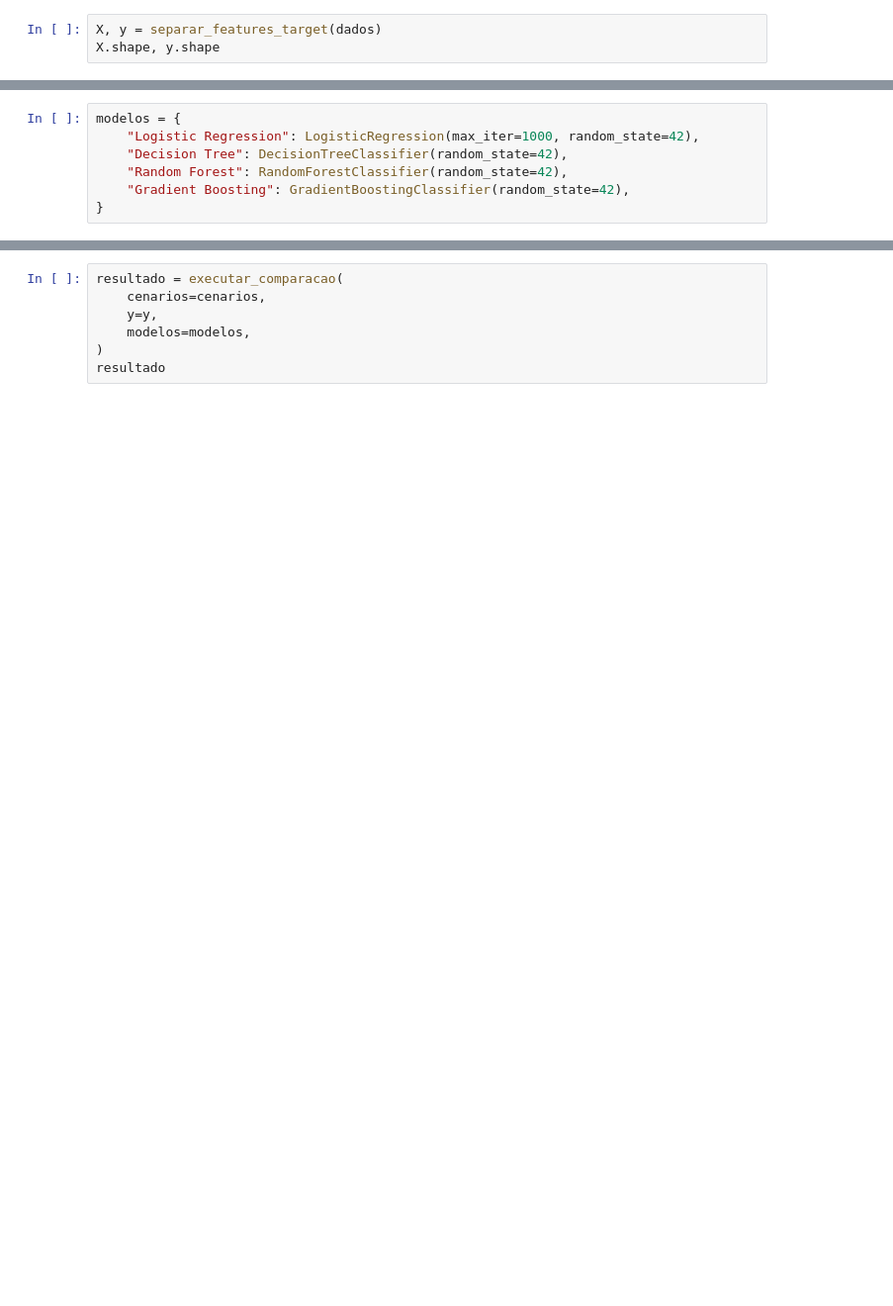
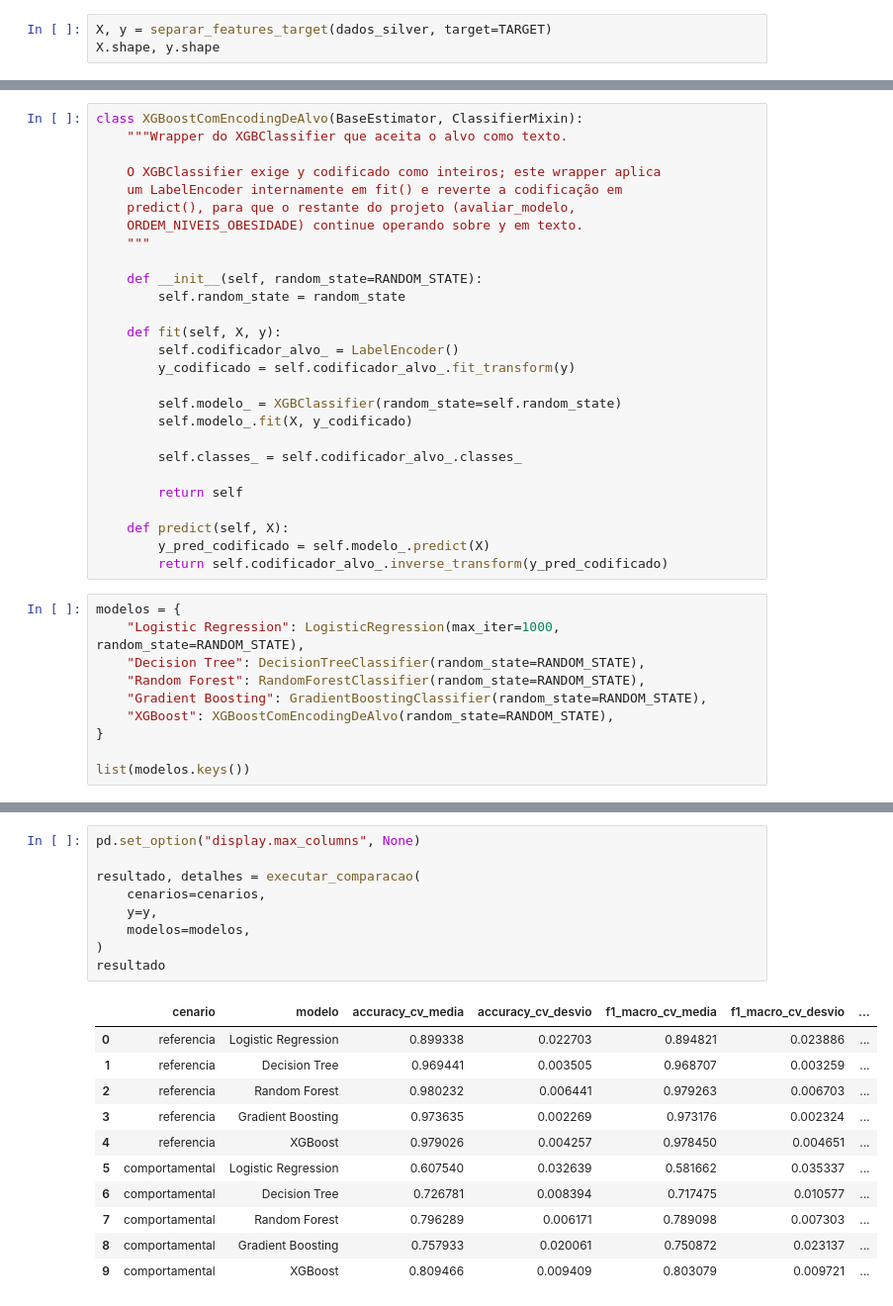
Before and after one commit to maclabr/tech-challenge-obesidade, a Jupyter notebook: notebooks/04_comparacao_modelos.ipynb, the cells around one changed output, grey strips where cells are left out. Shown at 99% size. Cells and saved outputs as stored; diff of their text form; blank space fills up the shorter version.

Commit message:
centraliza N_SPLITS_CV/META_ACCURACY e conclui comparação de modelos (cenário comportamental atinge meta de 75%)

```diff
--- a/notebooks/04_comparacao_modelos.ipynb
+++ b/notebooks/04_comparacao_modelos.ipynb
@@ -28,3 +57,3 @@ dados.head()
 # %%
-X, y = separar_features_target(dados)
+X, y = separar_features_target(dados_silver, target=TARGET)
 X.shape, y.shape
@@ -39,7 +80,37 @@ for nome, base in cenarios.items():
+# %%
+class XGBoostComEncodingDeAlvo(BaseEstimator, ClassifierMixin):
+    """Wrapper do XGBClassifier que aceita o alvo como texto.
+
+    O XGBClassifier exige y codificado como inteiros; este wrapper aplica
+    um LabelEncoder internamente em fit() e reverte a codificação em
+    predict(), para que o restante do projeto (avaliar_modelo,
+    ORDEM_NIVEIS_OBESIDADE) continue operando sobre y em texto.
+    """
+
+    def __init__(self, random_state=RANDOM_STATE):
+        self.random_state = random_state
+
+    def fit(self, X, y):
+        self.codificador_alvo_ = LabelEncoder()
+        y_codificado = self.codificador_alvo_.fit_transform(y)
+
+        self.modelo_ = XGBClassifier(random_state=self.random_state)
+        self.modelo_.fit(X, y_codificado)
+
+        self.classes_ = self.codificador_alvo_.classes_
+
+        return self
+
+    def predict(self, X):
+        y_pred_codificado = self.modelo_.predict(X)
+        return self.codificador_alvo_.inverse_transform(y_pred_codificado)
 # %%
 modelos = {
-    "Logistic Regression": LogisticRegression(max_iter=1000, random_state=42),
-    "Decision Tree": DecisionTreeClassifier(random_state=42),
-    "Random Forest": RandomForestClassifier(random_state=42),
-    "Gradient Boosting": GradientBoostingClassifier(random_state=42),
+    "Logistic Regression": LogisticRegression(max_iter=1000, random_state=RANDOM_STATE),
+    "Decision Tree": DecisionTreeClassifier(random_state=RANDOM_STATE),
+    "Random Forest": RandomForestClassifier(random_state=RANDOM_STATE),
+    "Gradient Boosting": GradientBoostingClassifier(random_state=RANDOM_STATE),
+    "XGBoost": XGBoostComEncodingDeAlvo(random_state=RANDOM_STATE),
 }
+
+list(modelos.keys())
@@ -48,9 +129,23 @@ modelos = {
 # %%
-resultado = executar_comparacao(
+pd.set_option("display.max_columns", None)
+
+resultado, detalhes = executar_comparacao(
     cenarios=cenarios,
     y=y,
     modelos=modelos,
 )
 resultado
+# %% [output]
+|  | cenario | modelo | accuracy_cv_media | accuracy_cv_desvio | f1_macro_cv_media | f1_macro_cv_desvio | ... |
+| 0 | referencia | Logistic Regression | 0.899338 | 0.022703 | 0.894821 | 0.023886 | ... |
+| 1 | referencia | Decision Tree | 0.969441 | 0.003505 | 0.968707 | 0.003259 | ... |
+| 2 | referencia | Random Forest | 0.980232 | 0.006441 | 0.979263 | 0.006703 | ... |
+| 3 | referencia | Gradient Boosting | 0.973635 | 0.002269 | 0.973176 | 0.002324 | ... |
+| 4 | referencia | XGBoost | 0.979026 | 0.004257 | 0.978450 | 0.004651 | ... |
+| 5 | comportamental | Logistic Regression | 0.607540 | 0.032639 | 0.581662 | 0.035337 | ... |
+| 6 | comportamental | Decision Tree | 0.726781 | 0.008394 | 0.717475 | 0.010577 | ... |
+| 7 | comportamental | Random Forest | 0.796289 | 0.006171 | 0.789098 | 0.007303 | ... |
+| 8 | comportamental | Gradient Boosting | 0.757933 | 0.020061 | 0.750872 | 0.023137 | ... |
+| 9 | comportamental | XGBoost | 0.809466 | 0.009409 | 0.803079 | 0.009721 | ... |
 # %% [markdown]
 ## 7. Ranking
```
Also changed, not shown: parts of 19 cells of this notebook, 3 other files.
